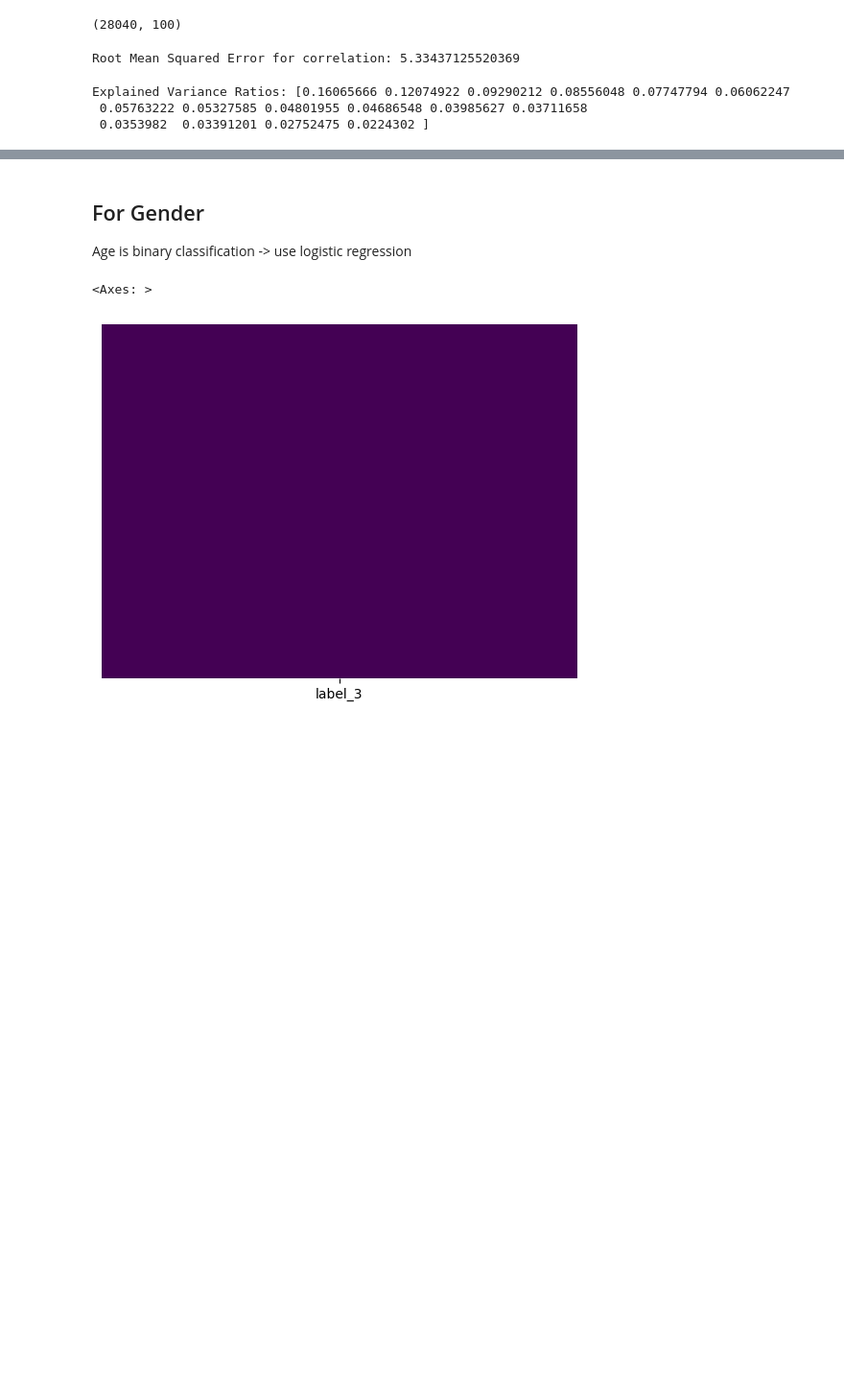
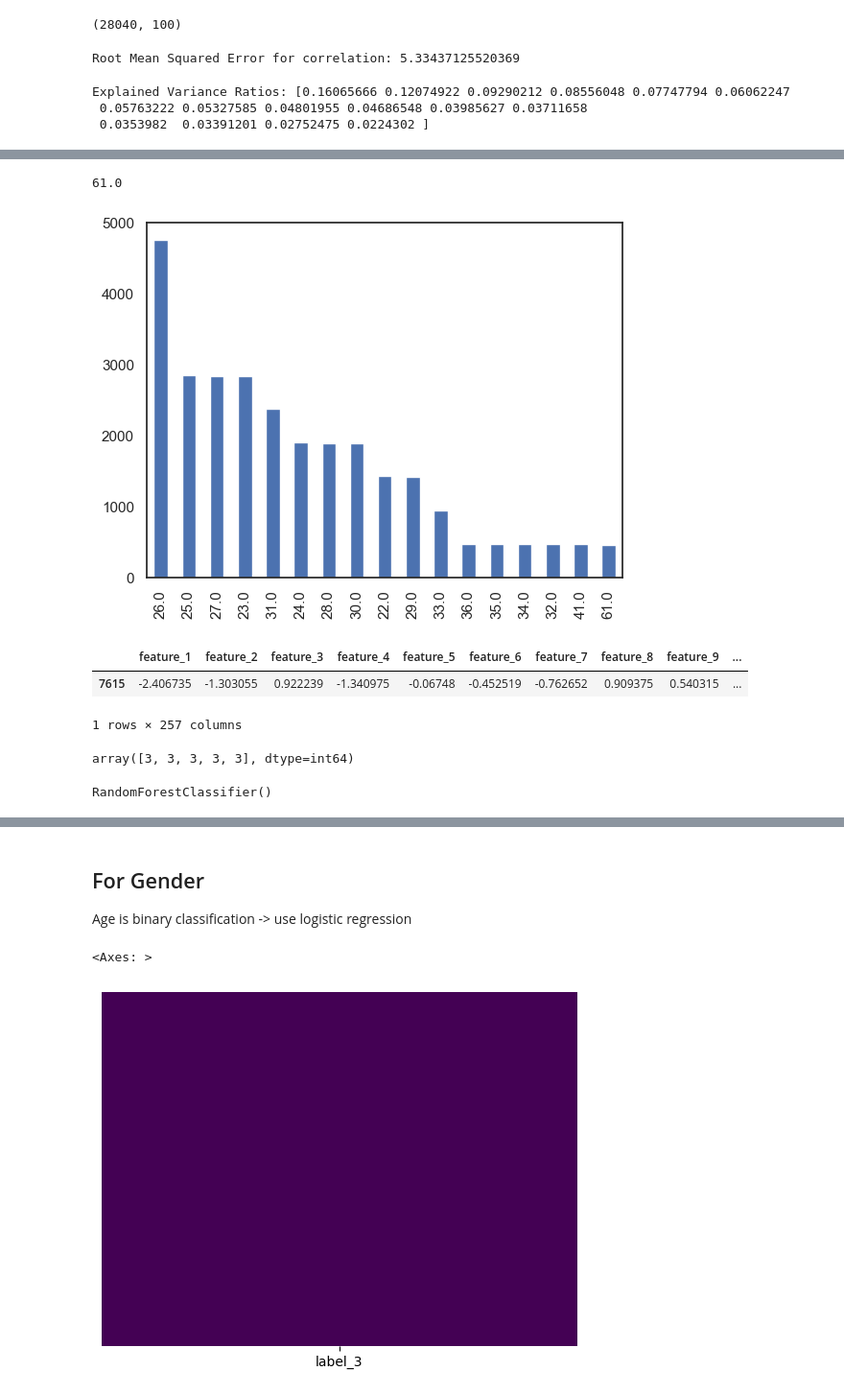
Before and after one commit to Tharusha-Lekamge/CS4622-ML-Labs, a Jupyter notebook: Lab01-Feature-Engineering/src/lab01.ipynb, the cells around one changed output, grey strips where cells are left out. Shown at 96% size. Saved outputs shown, nothing was run; the diff lists cells and outputs as text; code cells hidden in the pictures; blank space fills up the shorter version.

```diff
--- a/Lab01-Feature-Engineering/src/lab01.ipynb
+++ b/Lab01-Feature-Engineering/src/lab01.ipynb
@@ -67,4 +85,12 @@ label_1 60 0.21037868162692847
 label_2 17 0.05960729312762973
 label_3 2 0.007012622720897616
 label_4 14 0.049088359046283316
+# %%
+# Scaling all features using standardScalar
+
+scaler_main = StandardScaler()
+scaler_main.fit(x_train)
+
+x_train_scaled = pd.DataFrame(scaler_main.transform(x_train), columns=x_feature_names)
+x_valid_scaled = pd.DataFrame(scaler_main.transform(x_valid), columns=x_feature_names)
 # %% [markdown]
@@ -273,0 +377,8 @@ Explained Variance Ratios: [0.16065666 0.12074922 0.09290212 0.08556048 0.077477
+# %%
+# Find the distribution of the classes in the training data
+age_y_train_cat.value_counts().plot(kind="bar")
+
+# Classes are not equally distributed
+# %% [output]
+61.0
+[figure, added]
@@ -273,0 +410,21 @@ Explained Variance Ratios: [0.16065666 0.12074922 0.09290212 0.08556048 0.077477
+# %%
+age_data_cleaned_train_cat_outliers_removed[
+    age_data_cleaned_train_cat_outliers_removed["label_2"] > 60
+]
+# %% [output]
+|  | feature_1 | feature_2 | feature_3 | feature_4 | feature_5 | feature_6 | feature_7 | feature_8 | feature_9 | ... |
+| 7615 | -2.406735 | -1.303055 | 0.922239 | -1.340975 | -0.06748 | -0.452519 | -0.762652 | 0.909375 | 0.540315 | ... |
+1 rows × 257 columns
+# %%
+age_y_train_cat_outliers_removed_encoded[:5]
+# %% [output]
+array([3, 3, 3, 3, 3], dtype=int64)
+# %%
+# Train a random forest classifier for the data without outliers
+
+rf_model_outliers_removed = RandomForestClassifier(n_estimators=25)
+rf_model_outliers_removed.fit(
+    age_x_train_cat_outliers_removed, age_y_train_cat_outliers_removed_encoded
+)
+# %% [output]
+RandomForestClassifier()
```
Also changed, not shown: parts of 37 cells of this notebook.
